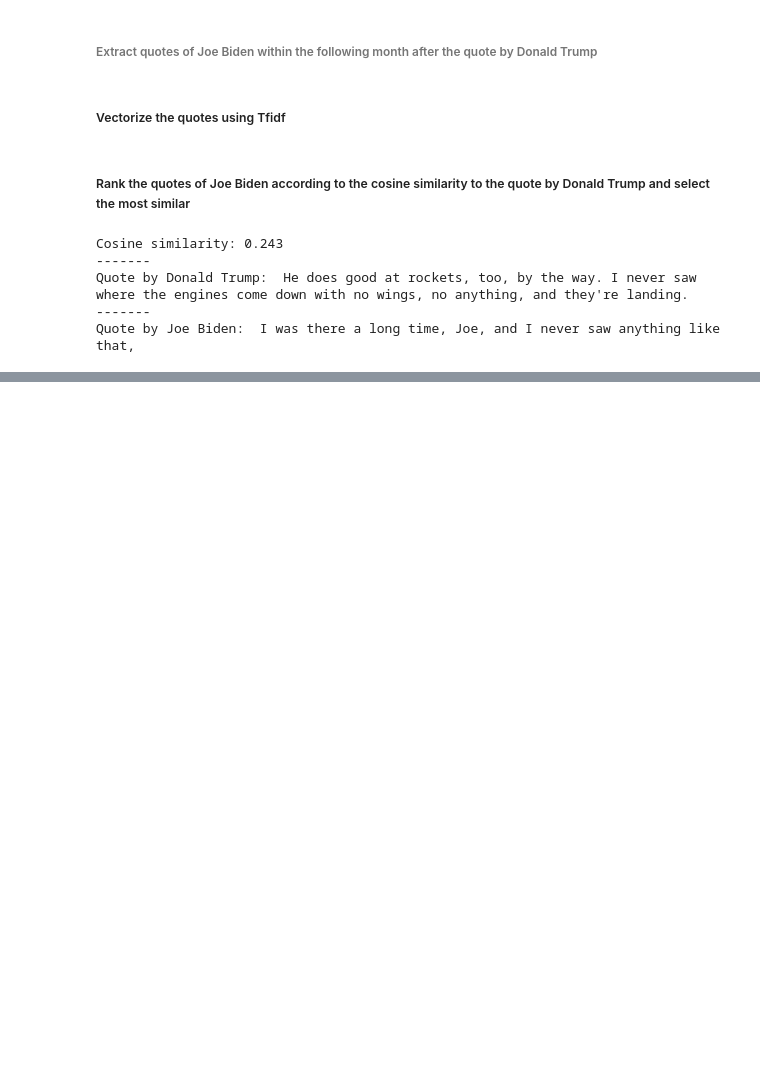
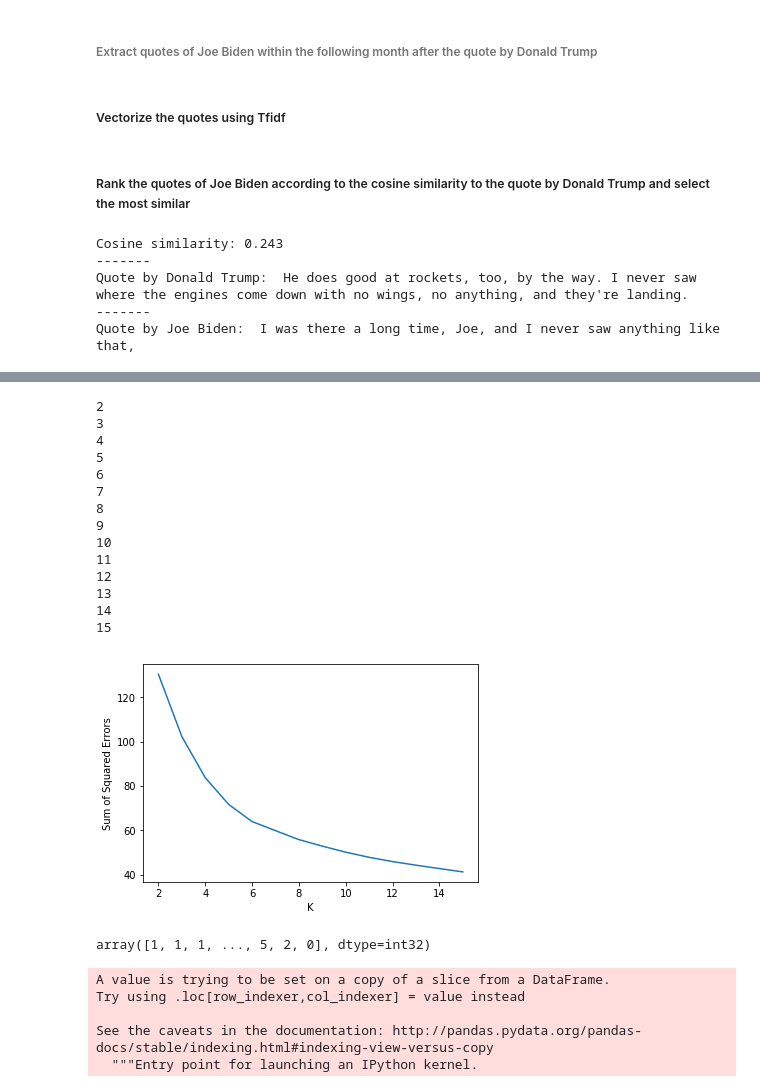
Before and after one commit to epfl-ada/ada-2021-project-sunshine-analytica, a Jupyter notebook: Milestone2.ipynb, the cells around one changed output, grey strips where cells are left out. Drawn from its saved outputs; the diff is of its cells as text; code cells hidden in the pictures; blank space fills up the shorter version.

```diff
--- a/Milestone2.ipynb
+++ b/Milestone2.ipynb
@@ -157,0 +258,32 @@ Quote by Joe Biden:  I was there a long time, Joe, and I never saw anything like
+# %%
+nmf = NMF(5, random_state = 1).fit_transform(quote_vectorized)
+plot_sse(nmf, end=16)
+# %% [output]
+2
+3
+4
+5
+6
+7
+8
+9
+10
+11
+12
+13
+14
+15
+[figure, added]
+# %%
+kmeans = KMeans(n_clusters=6, random_state=0).fit_predict(nmf)
+kmeans
+# %% [output]
+array([1, 1, 1, ..., 5, 2, 0], dtype=int32)
+# %%
+quote["cluster"] = kmeans
+# %% [output]
+A value is trying to be set on a copy of a slice from a DataFrame.
+Try using .loc[row_indexer,col_indexer] = value instead
+
+See the caveats in the documentation: http://pandas.pydata.org/pandas-docs/stable/indexing.html#indexing-view-versus-copy
+  """Entry point for launching an IPython kernel.
```
Also changed, not shown: parts of 20 cells of this notebook.
